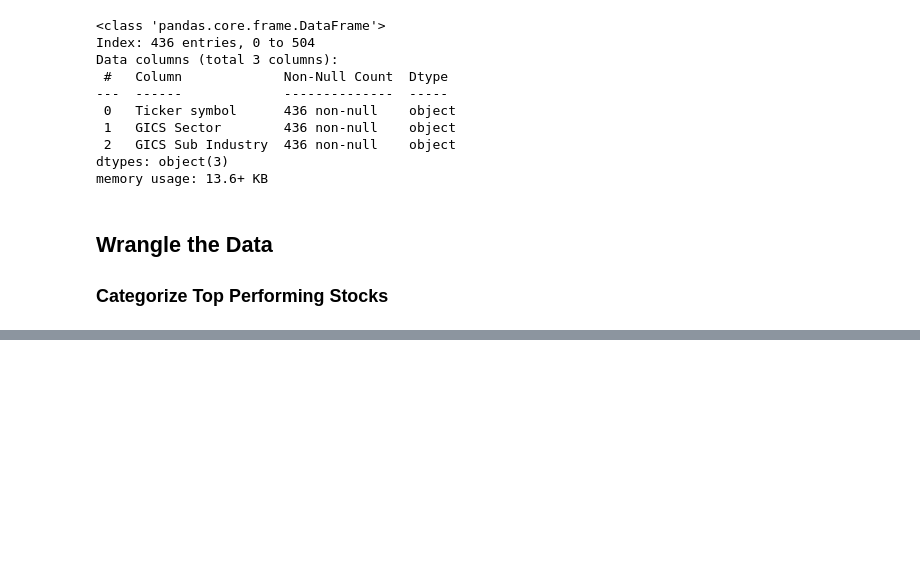
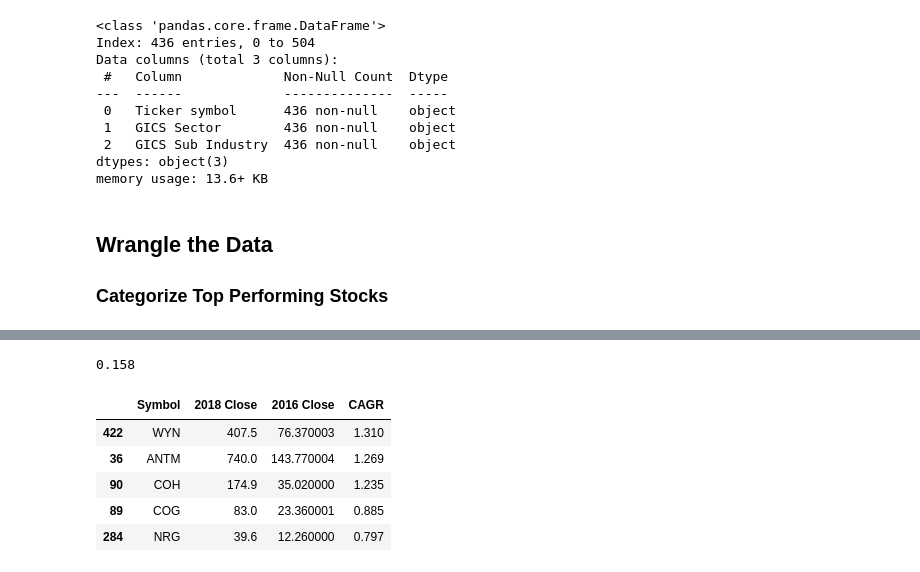
Before and after one commit to griffinschwab/NYSE-ML-Project, a Jupyter notebook: clean-and-wrangle-data.ipynb, the cells around one changed output, grey strips where cells are left out. Saved outputs shown, nothing was run; the diff lists cells and outputs as text; code cells hidden in the pictures; blank space fills up the shorter version.

Commit message:
Calculate CAGR per stock

```diff
--- a/clean-and-wrangle-data.ipynb
+++ b/clean-and-wrangle-data.ipynb
@@ -323,0 +335,3 @@ memory usage: 13.6+ KB
+# %%
+close_2016_df = price_df[['symbol','close']][price_df['date'] == '12/30/2016']
+close_2016_df.info()
@@ -323,0 +348,5 @@ memory usage: 13.6+ KB
+# %%
+close_join_df = close_2018_df.merge(close_2016_df, how='left', left_on='Symbol', right_on='symbol')
+close_join_df['2016 Close'] = close_join_df['close']
+close_join_df.drop(['symbol', 'close'], axis=1, inplace=True)
+close_join_df.info()
@@ -323,0 +364,21 @@ memory usage: 13.6+ KB
+# %%
+# Function to calculate the compound annual growth rate (CAGR).
+# Ref: https://www.fe.training/free-resources/accounting/annualized-growth/
+def calculate_cagr(beginning: int | float, ending: int | float, periods: int) -> float:
+    return round(pow((ending / beginning), (1/ periods)) - 1, 3)
+
+# Test the function answer should be 0.158
+print(calculate_cagr(300, 540, 4))
+# %% [output]
+0.158
+# %%
+close_join_df['CAGR'] = close_join_df[['2016 Close', '2018 Close']].apply(
+    lambda row: calculate_cagr(row['2016 Close'], row['2018 Close'], 2), axis=1)
+close_join_df.sort_values('CAGR', ascending=False).head()
+# %% [output]
+|  | Symbol | 2018 Close | 2016 Close | CAGR |
+| 422 | WYN | 407.5 | 76.370003 | 1.310 |
+| 36 | ANTM | 740.0 | 143.770004 | 1.269 |
+| 90 | COH | 174.9 | 35.020000 | 1.235 |
+| 89 | COG | 83.0 | 23.360001 | 0.885 |
+| 284 | NRG | 39.6 | 12.260000 | 0.797 |
```
Also changed, not shown: parts of 10 cells of this notebook, 2 other files.
